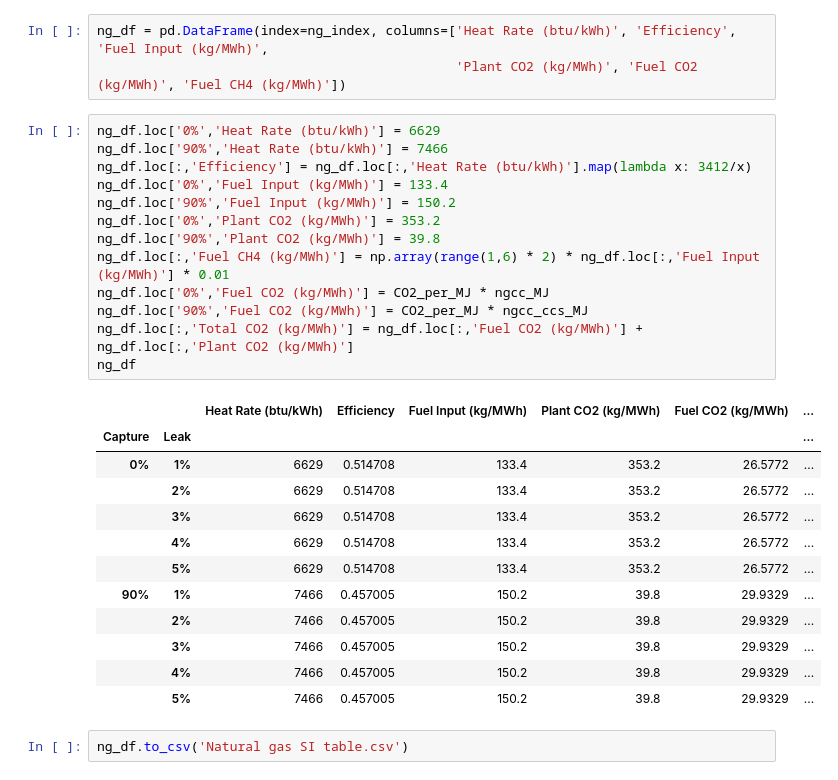
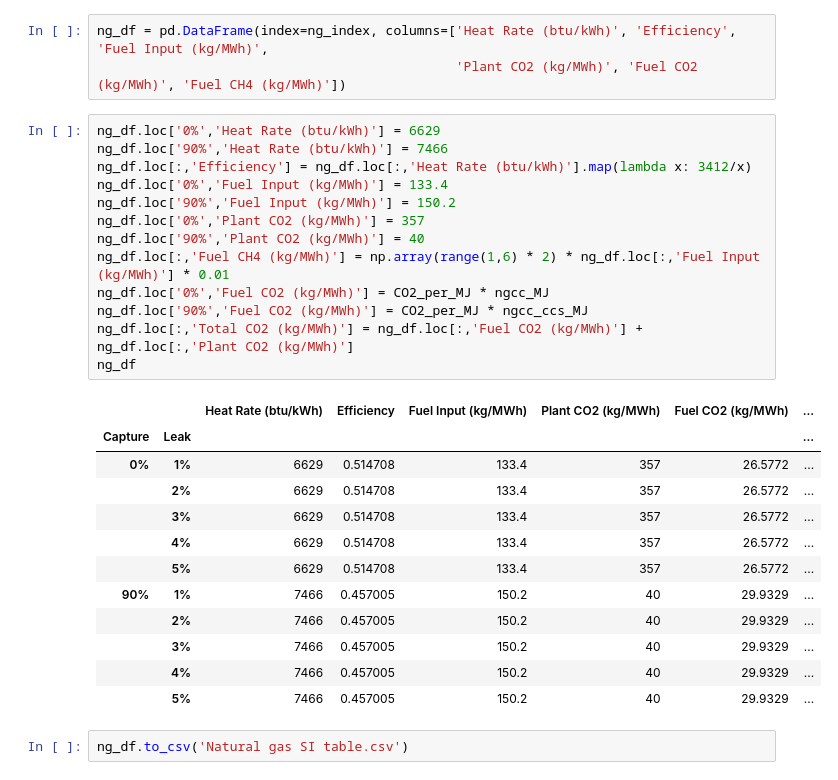
Before and after one commit to gschivley/CCS-climate, a Jupyter notebook: Notebooks/Emissions.ipynb, the cells around one changed output. Saved outputs shown, nothing was run; the diff lists cells and outputs as text.

```diff
--- a/Notebooks/Emissions.ipynb
+++ b/Notebooks/Emissions.ipynb
@@ -302,29 +314,29 @@ ng_df = pd.DataFrame(index=ng_index, columns=['Heat Rate (btu/kWh)', 'Efficiency
 # %%
 ng_df.loc['0%','Heat Rate (btu/kWh)'] = 6629
 ng_df.loc['90%','Heat Rate (btu/kWh)'] = 7466
 ng_df.loc[:,'Efficiency'] = ng_df.loc[:,'Heat Rate (btu/kWh)'].map(lambda x: 3412/x)
 ng_df.loc['0%','Fuel Input (kg/MWh)'] = 133.4
 ng_df.loc['90%','Fuel Input (kg/MWh)'] = 150.2
-ng_df.loc['0%','Plant CO2 (kg/MWh)'] = 353.2
-ng_df.loc['90%','Plant CO2 (kg/MWh)'] = 39.8
+ng_df.loc['0%','Plant CO2 (kg/MWh)'] = 357
+ng_df.loc['90%','Plant CO2 (kg/MWh)'] = 40
 ng_df.loc[:,'Fuel CH4 (kg/MWh)'] = np.array(range(1,6) * 2) * ng_df.loc[:,'Fuel Input (kg/MWh)'] * 0.01
 ng_df.loc['0%','Fuel CO2 (kg/MWh)'] = CO2_per_MJ * ngcc_MJ
 ng_df.loc['90%','Fuel CO2 (kg/MWh)'] = CO2_per_MJ * ngcc_ccs_MJ
 ng_df.loc[:,'Total CO2 (kg/MWh)'] = ng_df.loc[:,'Fuel CO2 (kg/MWh)'] + ng_df.loc[:,'Plant CO2 (kg/MWh)']
 ng_df
 # %% [output]
 |  |  | Heat Rate (btu/kWh) | Efficiency | Fuel Input (kg/MWh) | Plant CO2 (kg/MWh) | Fuel CO2 (kg/MWh) | ... |
 | Capture | Leak |  |  |  |  |  | ... |
-| 0% | 1% | 6629 | 0.514708 | 133.4 | 353.2 | 26.5772 | ... |
-|  | 2% | 6629 | 0.514708 | 133.4 | 353.2 | 26.5772 | ... |
-|  | 3% | 6629 | 0.514708 | 133.4 | 353.2 | 26.5772 | ... |
-|  | 4% | 6629 | 0.514708 | 133.4 | 353.2 | 26.5772 | ... |
-|  | 5% | 6629 | 0.514708 | 133.4 | 353.2 | 26.5772 | ... |
-| 90% | 1% | 7466 | 0.457005 | 150.2 | 39.8 | 29.9329 | ... |
-|  | 2% | 7466 | 0.457005 | 150.2 | 39.8 | 29.9329 | ... |
-|  | 3% | 7466 | 0.457005 | 150.2 | 39.8 | 29.9329 | ... |
-|  | 4% | 7466 | 0.457005 | 150.2 | 39.8 | 29.9329 | ... |
-|  | 5% | 7466 | 0.457005 | 150.2 | 39.8 | 29.9329 | ... |
+| 0% | 1% | 6629 | 0.514708 | 133.4 | 357 | 26.5772 | ... |
+|  | 2% | 6629 | 0.514708 | 133.4 | 357 | 26.5772 | ... |
+|  | 3% | 6629 | 0.514708 | 133.4 | 357 | 26.5772 | ... |
+|  | 4% | 6629 | 0.514708 | 133.4 | 357 | 26.5772 | ... |
+|  | 5% | 6629 | 0.514708 | 133.4 | 357 | 26.5772 | ... |
+| 90% | 1% | 7466 | 0.457005 | 150.2 | 40 | 29.9329 | ... |
+|  | 2% | 7466 | 0.457005 | 150.2 | 40 | 29.9329 | ... |
+|  | 3% | 7466 | 0.457005 | 150.2 | 40 | 29.9329 | ... |
+|  | 4% | 7466 | 0.457005 | 150.2 | 40 | 29.9329 | ... |
+|  | 5% | 7466 | 0.457005 | 150.2 | 40 | 29.9329 | ... |
 # %%
 ng_df.to_csv('Natural gas SI table.csv')
 # %% [markdown]
```
Also changed, not shown: parts of 6 cells of this notebook, 2 other files.
